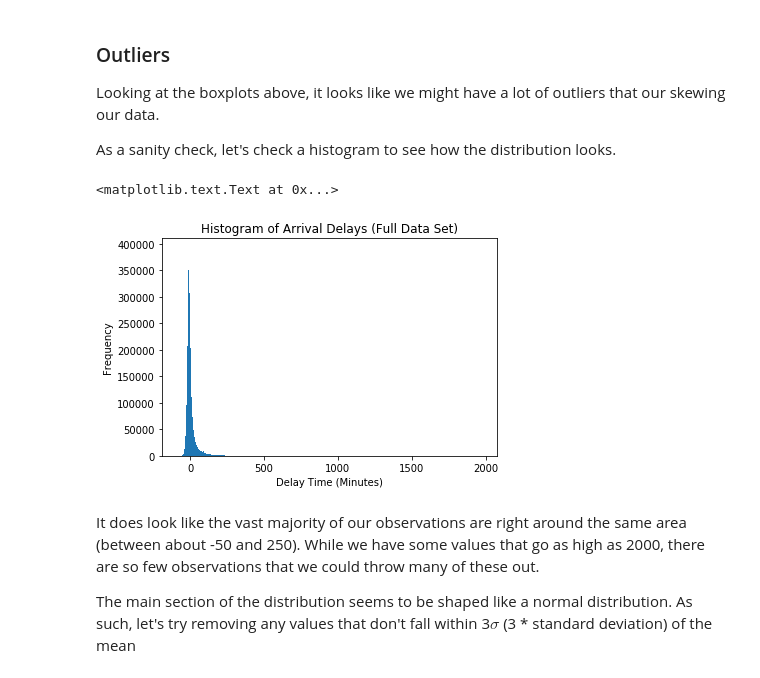
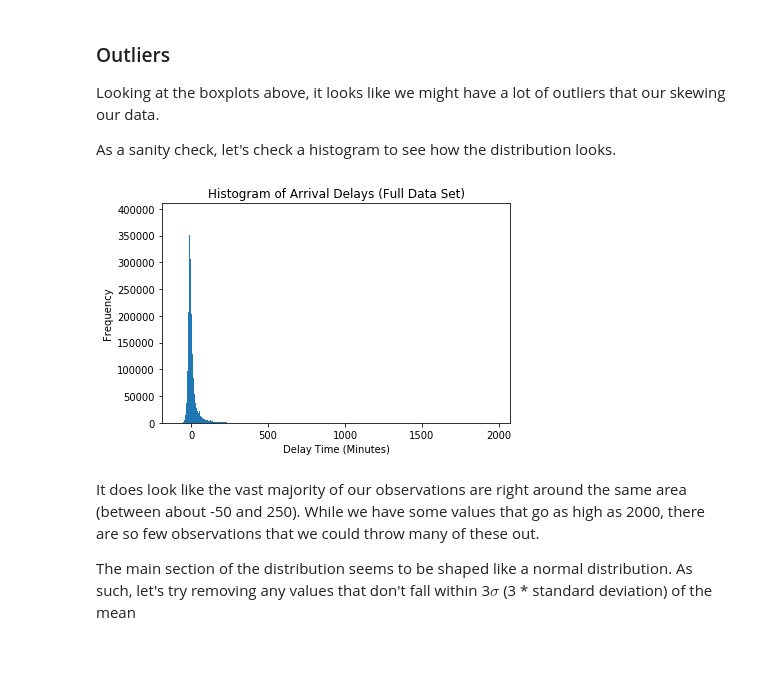
Before and after one commit to UNCG-CSE/Volag, a Jupyter notebook: src/alex_stats_analysis.ipynb, the cells around one changed output. Saved outputs shown, nothing was run; the diff lists cells and outputs as text; code cells hidden in the pictures.

Commit message:
save some plots to files for presentation

```diff
--- a/src/alex_stats_analysis.ipynb
+++ b/src/alex_stats_analysis.ipynb
@@ -222,10 +222,12 @@ As a sanity check, let's check a histogram to see how the distribution looks.
 # %%
 fw['ARRIVAL_DELAY'].plot(kind='hist', bins=1000, title='Histogram of Arrival Delays (Full Data Set)')
 plt.xlabel('Delay Time (Minutes)')
 plt.ylabel('Frequency')
+
+plt.tight_layout()
+plt.savefig('../out/images/arrival_delay_hist_full.png', dpi=300)
 # %% [output]
-<matplotlib.text.Text at 0x...>
-[figure, old version]
+[figure, new version]
 # %% [markdown]
 It does look like the vast majority of our observations are right around the same area (between about -50 and 250). While we have some values that go as high as 2000, there are so few observations that we could throw many of these out.
 
```
Also changed, not shown: parts of 2 cells of this notebook.
